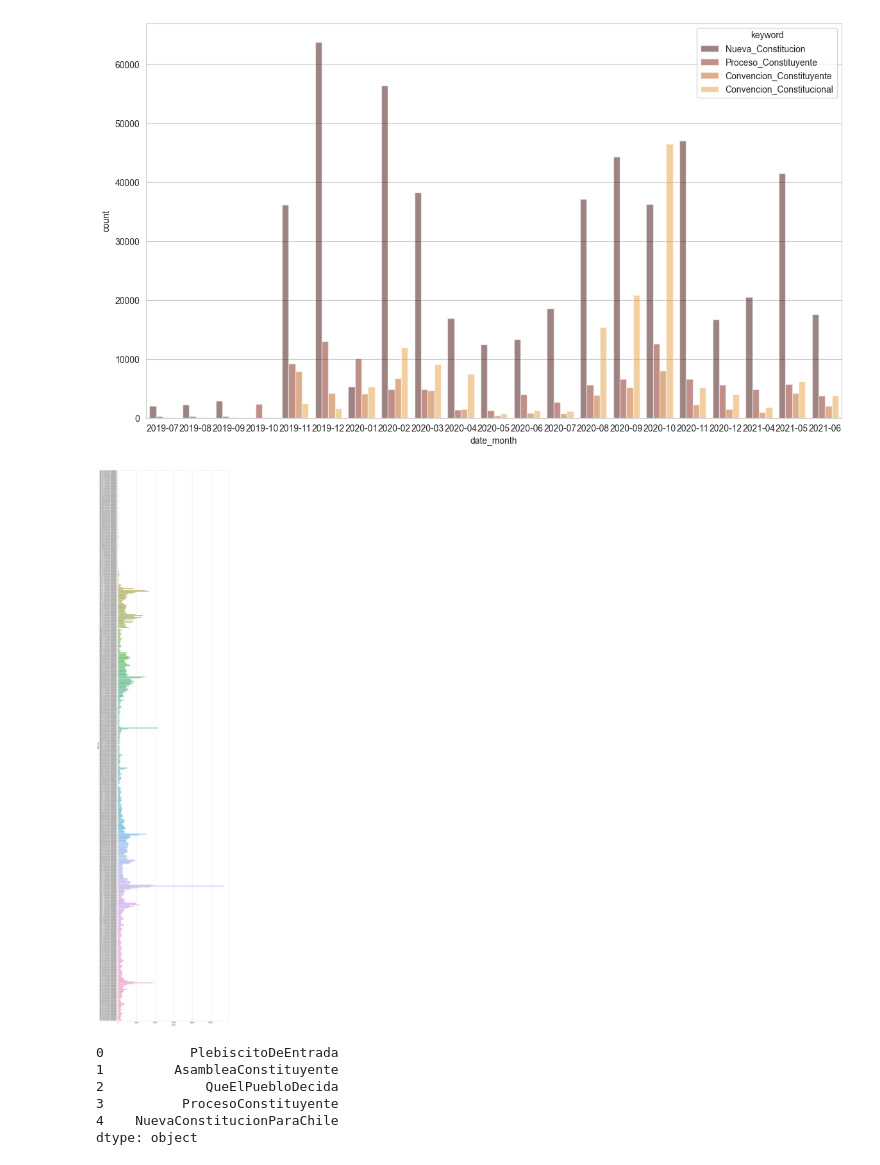
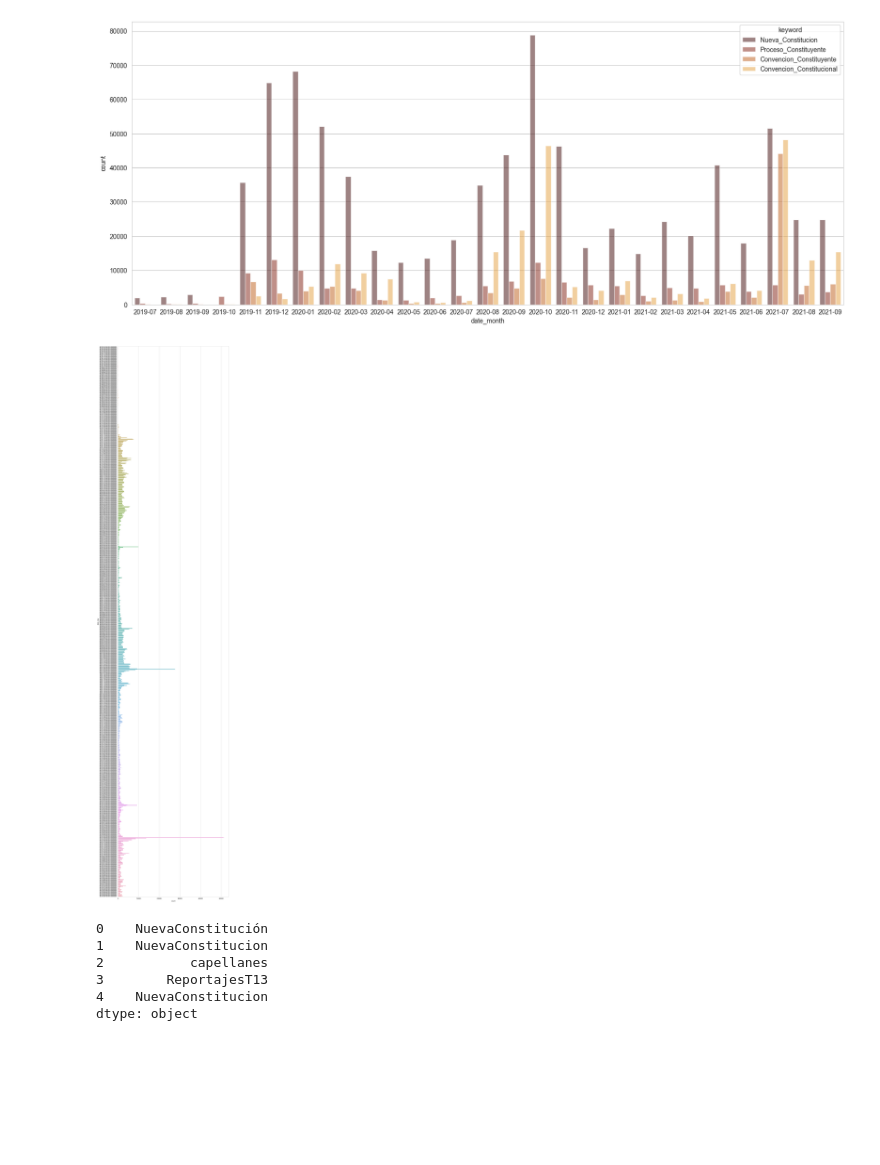
Before and after one commit to aquinteros/cc_sentiment_analysis, a Jupyter notebook: concatenator.ipynb, the cells around one changed output. Cells and saved outputs as stored; diff of their text form; code cells hidden in the pictures; blank space fills up the shorter version.

Commit message:
consolidacion rezagados, llenado q4 2021

```diff
--- a/concatenator.ipynb
+++ b/concatenator.ipynb
@@ -23,19 +23,21 @@ for año in años:
 				newtweets['archivo'] = concepto + '_' + str(año) + '_' + quarter + '.csv'
 				newtweets['keyword'] = concepto
 				tweets = pd.concat([tweets, newtweets])
+				print('agregados ' + 'datasets/' + str(año) + '/' + concepto + '_' + str(año) + '_' + quarter + '.csv ' + str(len(newtweets)) + ' tweets')
 			except:
 				print('No se encuentra '+ 'datasets/' + str(año) + '/' + concepto + '_' + str(año) + '_' + quarter + '.csv')
 
 # !! rezagados
-for i in [1,2,3,4,5,6]:
+for i in [1,2,3]:
 	for concepto in conceptos:
 		try:
-			newtweets = pd.read_csv('datasets/rezagados/rezagados_' + str(i) + '_' + concepto + '.csv', index_col=1)
+			newtweets = pd.read_csv('datasets/rezagados/' + concepto + '_' + str(i) + '.csv', index_col=0)
 			newtweets['archivo'] = concepto + '_rezagado_' + str(i) + '.csv'
 			newtweets['keyword'] = concepto
 			tweets = pd.concat([tweets, newtweets])
+			print('agregados ' + 'datasets/rezagados/' + concepto + '_' + str(i) + '.csv ' + str(len(newtweets)) + ' tweets')
 		except:
-			print('No se encuentra '+ 'datasets/rezagados/rezagados_' + str(i) + '_' + concepto + '.csv')
+			print('No se encuentra '+ 'datasets/rezagados/' + concepto + '_' + str(i) + '.csv')
 
 tweets.shape
 # %% [output]
@@ -60,4 +62,4 @@ No se encuentra datasets/rezagados/rezagados_6_Convencion_Constituyente.csv
 # %%
-tweets = tweets.drop_duplicates(ignore_index=False)
+tweets = tweets[~tweets.index.duplicated(keep='first')]
 tweets.shape
 # %% [output]
@@ -112,12 +100,12 @@ dias_tweets.to_csv('datasets/tweets_por_dia.csv')
 # %%
 sns.set_style('whitegrid')
 sns.set_palette('afmhot')
 
-fig, ax = plt.subplots(figsize=(14, 8))
+fig, ax = plt.subplots(figsize=(20, 8))
 sns.countplot(x='date_month', data=tweets, ax=ax, alpha=0.5, hue='keyword')
 plt.show()
 # %% [output]
-[figure, old version]
+[figure, new version]
 # %%
 
 fig, ax = plt.subplots(figsize=(12, 60))
@@ -125,7 +113,7 @@ sns.countplot(y='date_day', data=tweets, ax=ax, orient='h')
 ax.set_yticklabels(ax.get_yticklabels(), fontsize=7)
 plt.show()
 # %% [output]
-[figure, old version]
+[figure, new version]
 # %%
 hashtags = tweets[tweets['hashtags'].isna() == False]['hashtags']
 
@@ -140,11 +128,11 @@ total_hashtags = pd.Series(total_hashtags)
 total_hashtags.to_csv('datasets/hashtags.csv', index=False)
 total_hashtags.head()
 # %% [output]
-0           PlebiscitoDeEntrada
-1         AsambleaConstituyente
-2             QueElPuebloDecida
-3          ProcesoConstituyente
-4    NuevaConstitucionParaChile
+0    NuevaConstitución
+1    NuevaConstitucion
+2           capellanes
+3        ReportajesT13
+4    NuevaConstitucion
 dtype: object
 # %%
 fig, ax = plt.subplots(figsize=(10, 10))
```
Also changed, not shown: parts of 4 cells of this notebook, 25 other files.
